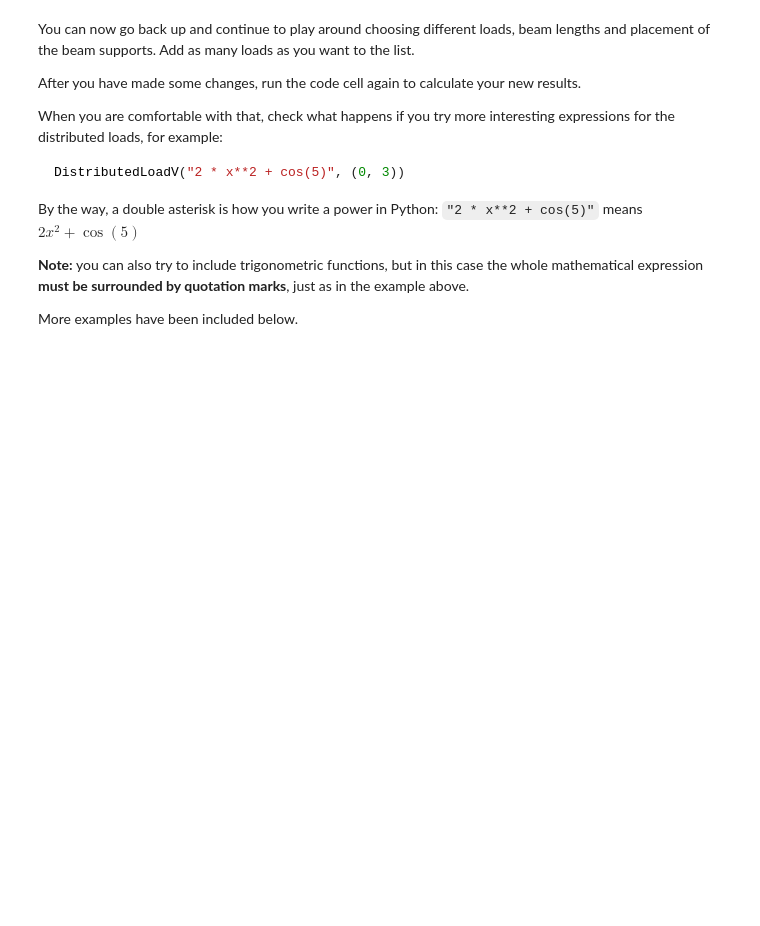
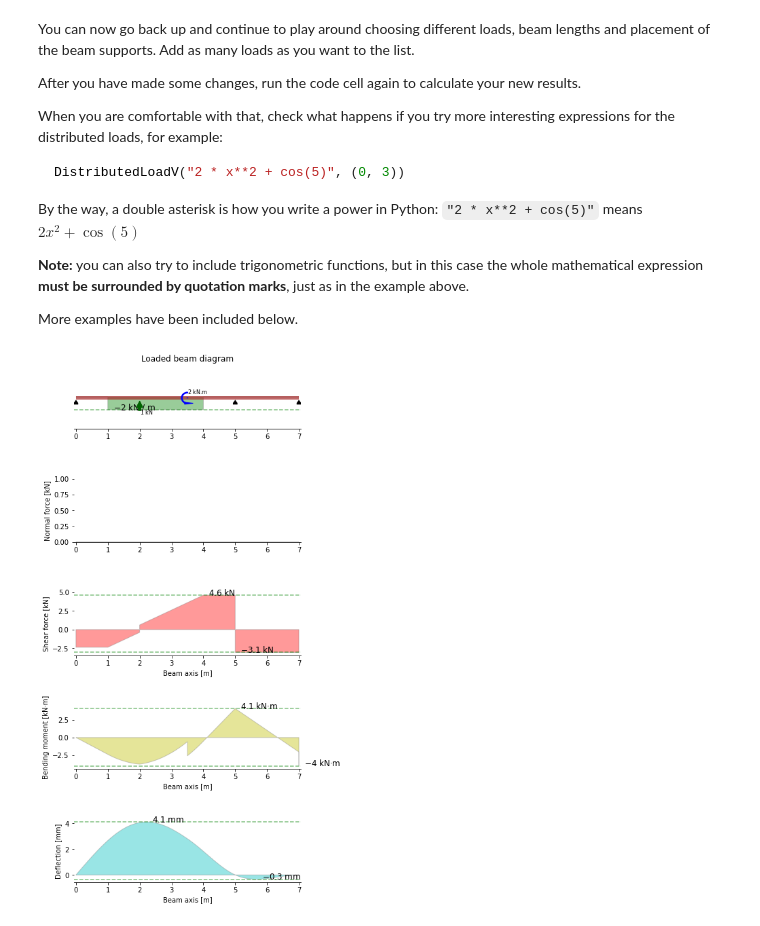
Before and after one commit to JesseBonanno/IndeterminateBeam, a Jupyter notebook: IndeterminateBeam/simple_demo.ipynb, the cells around one changed output. Drawn from its saved outputs; the diff is of its cells as text; code cells hidden in the pictures; blank space fills up the shorter version.

```diff
--- a/IndeterminateBeam/simple_demo.ipynb
+++ b/IndeterminateBeam/simple_demo.ipynb
@@ -142,3 +131,25 @@
 **Note:** you can also try to include trigonometric functions, but in this case the whole mathematical expression __must be surrounded by quotation marks__, just as in the example above.
 
 More examples have been included below.
+# %%
+##arbritrary example defined in README.md
+from indeterminatebeam import Beam, Support, PointLoadV, PointTorque, DistributedLoadV
+beam = Beam(7)                          # Initialize a Beam object of length 9m with E and I as defaults
+beam_2 = Beam(9,E=2000, I =100000)
+
+a = Support(5,(1,1,0))                  # Defines a pin support at location x = 5m
+b = Support(0,(0,1,0))                  # Defines a roller support at location x = 0m
+c = Support(7,(1,1,1))
+beam.add_supports(a,b,c)
+
+load_1 = PointLoadV(1,2)                # Defines a point load of 1kn acting up, at location x = 2m
+load_2 = DistributedLoadV(2,(1,4))      # Defines a 2kN UDL from location x = 1m to x = 4m
+load_3 = PointTorque(2, 3.5)              # Defines a 2kN.m point torque at location x = 3.5m
+beam.add_loads(load_1,load_2,load_3)           # Assign the support objects to a beam object created earlier
+
+beam.analyse()
+
+fig = beam.plot()
+#fig.savefig("./readme_example.png")
+# %% [output]
+[figure, added]
```
Also changed, not shown: parts of 3 cells of this notebook, 5 other files.
